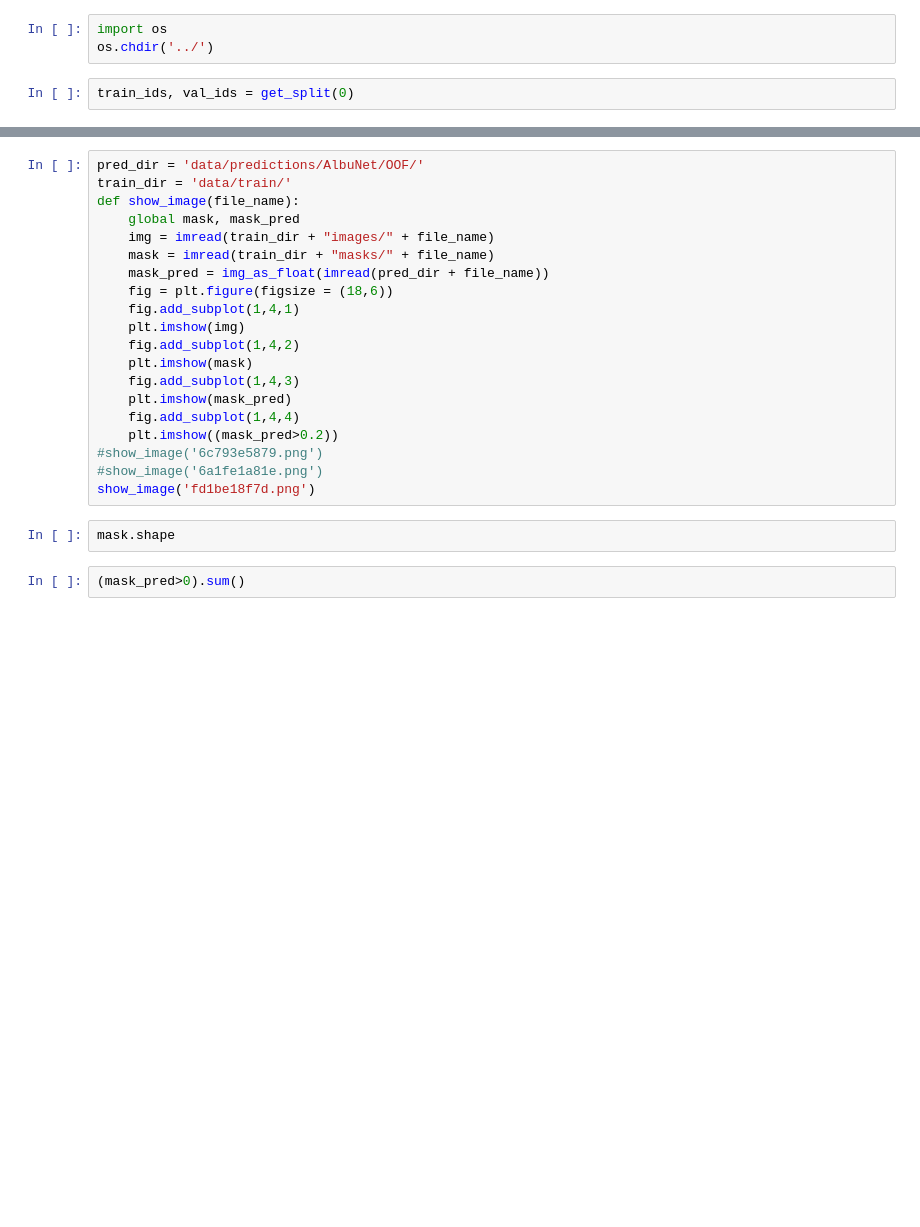
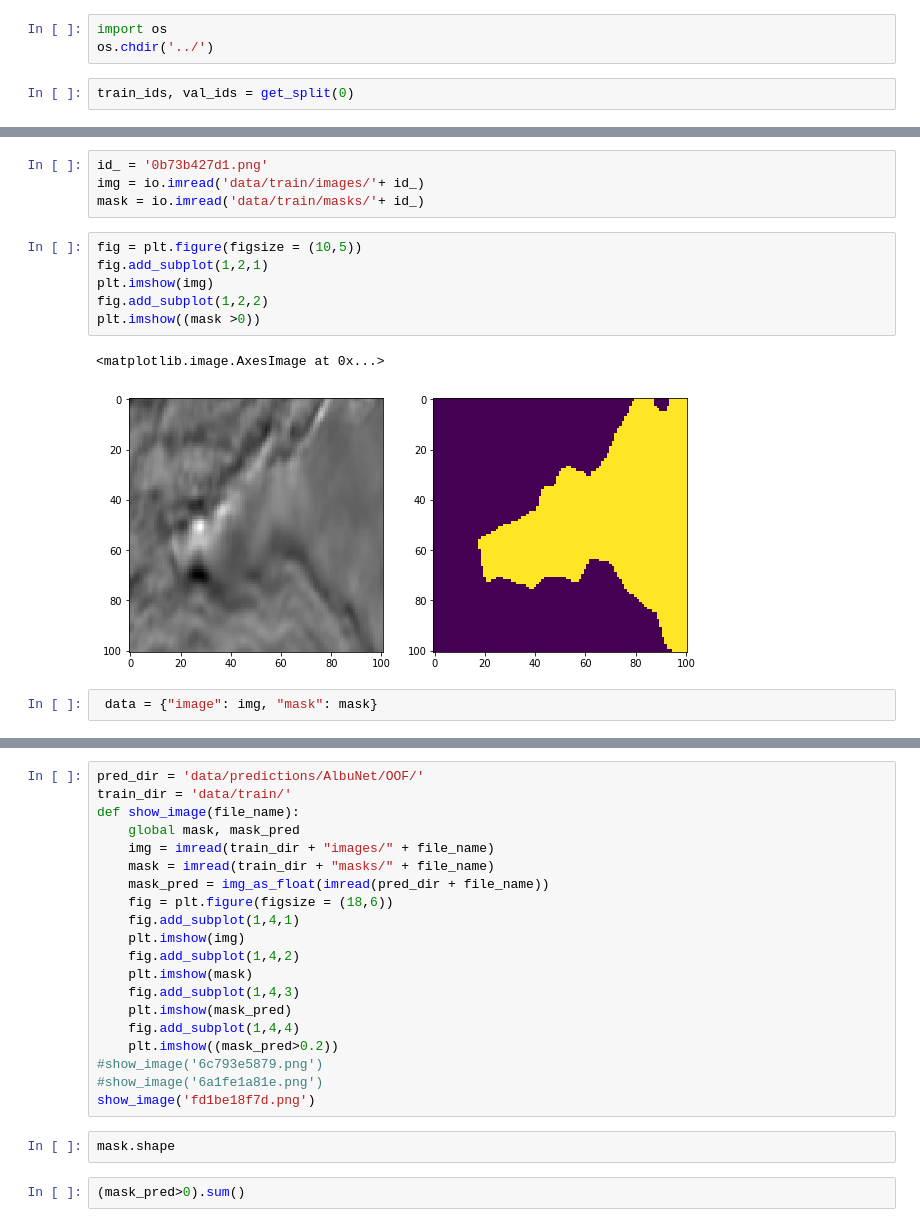
Before and after one commit to windsurfer7563/proj_kaggle_salt, a Jupyter notebook: notebooks/EDA.ipynb, the cells around one changed output, grey strips where cells are left out. Drawn from its saved outputs; the diff is of its cells as text; blank space fills up the shorter version.

```diff
--- a/notebooks/EDA.ipynb
+++ b/notebooks/EDA.ipynb
@@ -130,0 +122,15 @@ mask1[0].shape
+# %%
+id_ = '0b73b427d1.png'
+img = io.imread('data/train/images/'+ id_)
+mask = io.imread('data/train/masks/'+ id_)
+# %%
+fig = plt.figure(figsize = (10,5))
+fig.add_subplot(1,2,1)
+plt.imshow(img)
+fig.add_subplot(1,2,2)
+plt.imshow((mask >0))
+# %% [output]
+<matplotlib.image.AxesImage at 0x...>
+[figure, added]
+# %%
+ data = {"image": img, "mask": mask}
```
Also changed, not shown: parts of 10 cells of this notebook, 17 other files.
